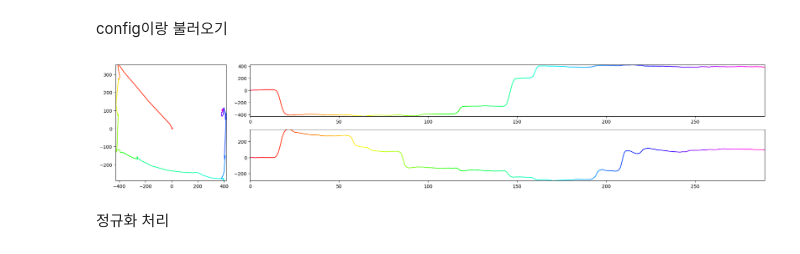
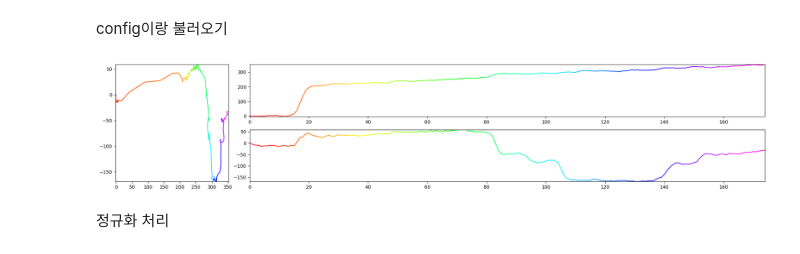
Before and after one commit to gusxo/backup, a Jupyter notebook: try_timegan.ipynb, the cells around one changed output. Drawn from its saved outputs; the diff is of its cells as text; code cells hidden in the pictures.

```diff
--- a/try_timegan.ipynb
+++ b/try_timegan.ipynb
@@ -17,23 +17,36 @@ def load_all_data(dir, filecnt=54):
         data[p] = d
     return data, t
 
-def load_with_config(dir, config):
-    config_arr = np.array(pd.read_csv(f"{config}", header=None))
-    data, t = load_all_data(dir)
-    return data, config
+def load_with_config(dir, config_path, load_nonvalid=False):
+    config_arr = np.array(pd.read_csv(f"{config_path}", header=None, skiprows=1))
+    data = [[] for i in range(10)]          #create empty 2d list : (10, unknown)
+    for config in config_arr:
+        #valid check
+        if (not config[2]) and (not load_nonvalid):
+            continue
+        data[int(config[0])] += [np.load(f"{dir}/{int(config[0])}/{int(config[1])+1}.npy")[int(config[3]):int(config[4]),:]]
+
+    return data, config_arr
 
 def match_length(d, t:int):
     """
-    return (pattern, N, times(t), 2) shape numpy array
+    return
+        x : (N, times(t), 2) shape numpy array,
+        y : (N)
     """
-    x = np.zeros((len(d), len(d[0]), t, 2), np.float64)
+    N = sum([len(d[i]) for i in range(len(d))])
+    x = np.zeros((N, t, 2), np.float64)
+    y = np.zeros((N), np.float64)
     target_timepoints = np.linspace(0, 1, t)
+    start_at = 0
     for r in range(len(d)):
         for c in range(len(d[r])):
             origin_timepoints = np.linspace(0, 1, d[r][c].shape[0])
-            x[r, c, :, 0] = np.interp(target_timepoints, origin_timepoints, d[r][c][:,0])
-            x[r, c, :, 1] = np.interp(target_timepoints, origin_timepoints, d[r][c][:,1])
-    return x
+            x[start_at + c, :, 0] = np.interp(target_timepoints, origin_timepoints, d[r][c][:,0])
+            x[start_at + c, :, 1] = np.interp(target_timepoints, origin_timepoints, d[r][c][:,1])
+        start_at += len(d[r])
+        y[start_at:start_at + len(d[r])] = r
+    return x, y
 
 def apply_normalize(d):
     for r in range(len(d)):
@@ -99,11 +112,11 @@ legacy : config 없이 불러오기
 # %% [markdown]
 config이랑 불러오기
 # %%
-data, config = load_with_config("/home/user/workspace/research/eye-writing/self_data/", "/home/user/workspace/research/eye-writing/load_data_config.csv")
+data, config = load_with_config("/home/user/workspace/research/eye-writing/self_data/", "/home/user/workspace/research/eye-writing/load_data_config.csv", load_nonvalid=True)
 apply_normalize(data)
-plot_data2(data[0][0])
+plot_data2(data[1][27])
 # %% [output]
-[figure, old version]
+[figure, new version]
 # %% [markdown]
 정규화 처리
 # %%
```
Also changed, not shown: parts of 1 cell of this notebook.
